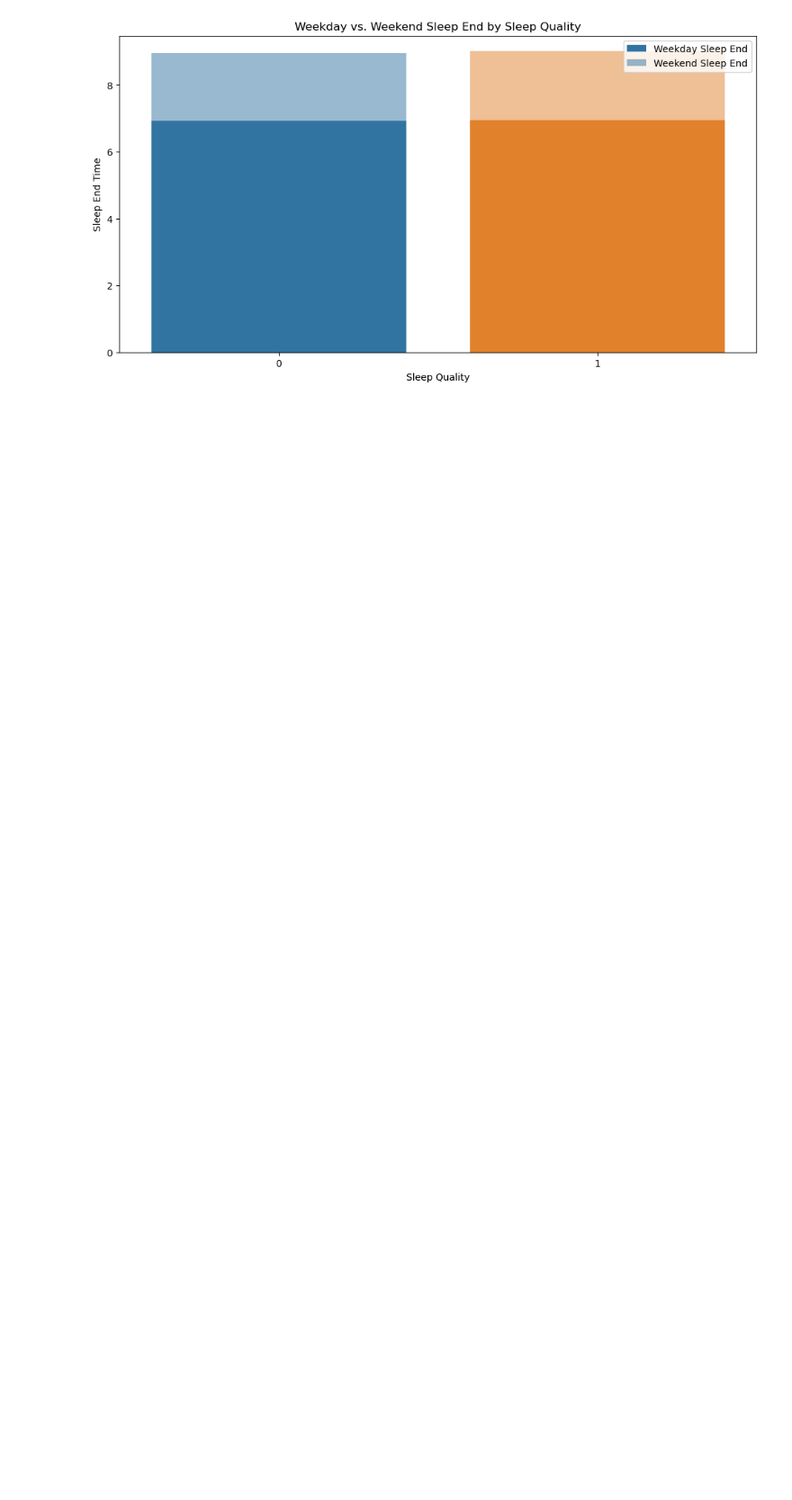
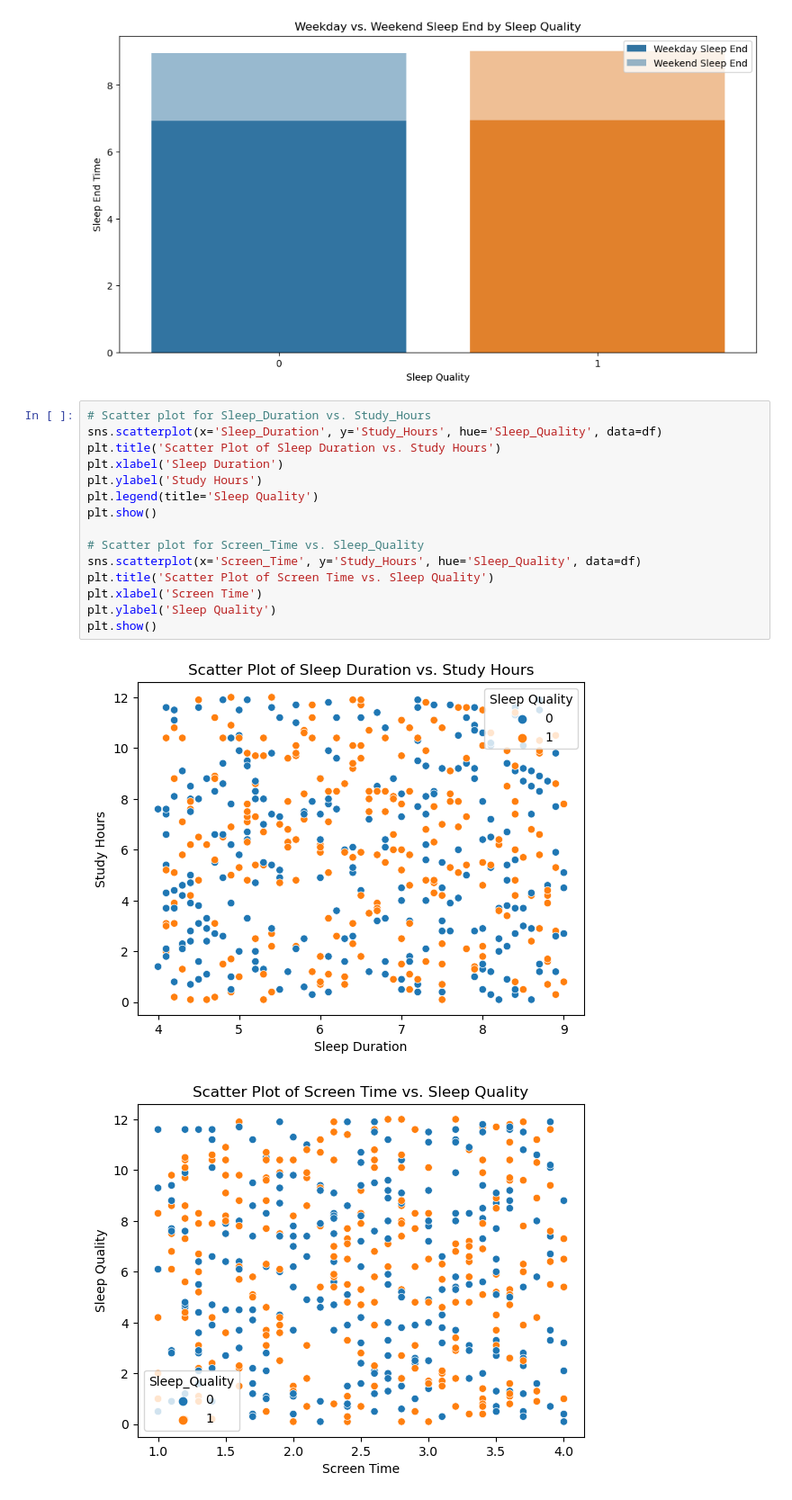
Before and after one commit to ShemaiahYaba/ML-classification-project, a Jupyter notebook: SLEEP QUALITY CLASSIFICATION.ipynb, the cells around one changed output. Shown: that part at 90% size. Cells and saved outputs as stored; diff of their text form; blank space fills up the shorter version.

Commit message:
Add exploratory data analysis with visualizations

```diff
--- a/SLEEP QUALITY CLASSIFICATION.ipynb
+++ b/SLEEP QUALITY CLASSIFICATION.ipynb
@@ -280,3 +280,21 @@ plt.show()
 # %% [output]
 [figure]
 [figure]
+# %%
+# Scatter plot for Sleep_Duration vs. Study_Hours
+sns.scatterplot(x='Sleep_Duration', y='Study_Hours', hue='Sleep_Quality', data=df)
+plt.title('Scatter Plot of Sleep Duration vs. Study Hours')
+plt.xlabel('Sleep Duration')
+plt.ylabel('Study Hours')
+plt.legend(title='Sleep Quality')
+plt.show()
+
+# Scatter plot for Screen_Time vs. Sleep_Quality
+sns.scatterplot(x='Screen_Time', y='Study_Hours', hue='Sleep_Quality', data=df)
+plt.title('Scatter Plot of Screen Time vs. Sleep Quality')
+plt.xlabel('Screen Time')
+plt.ylabel('Sleep Quality')
+plt.show()
+# %% [output]
+[figure, added]
+[figure, added]
```
